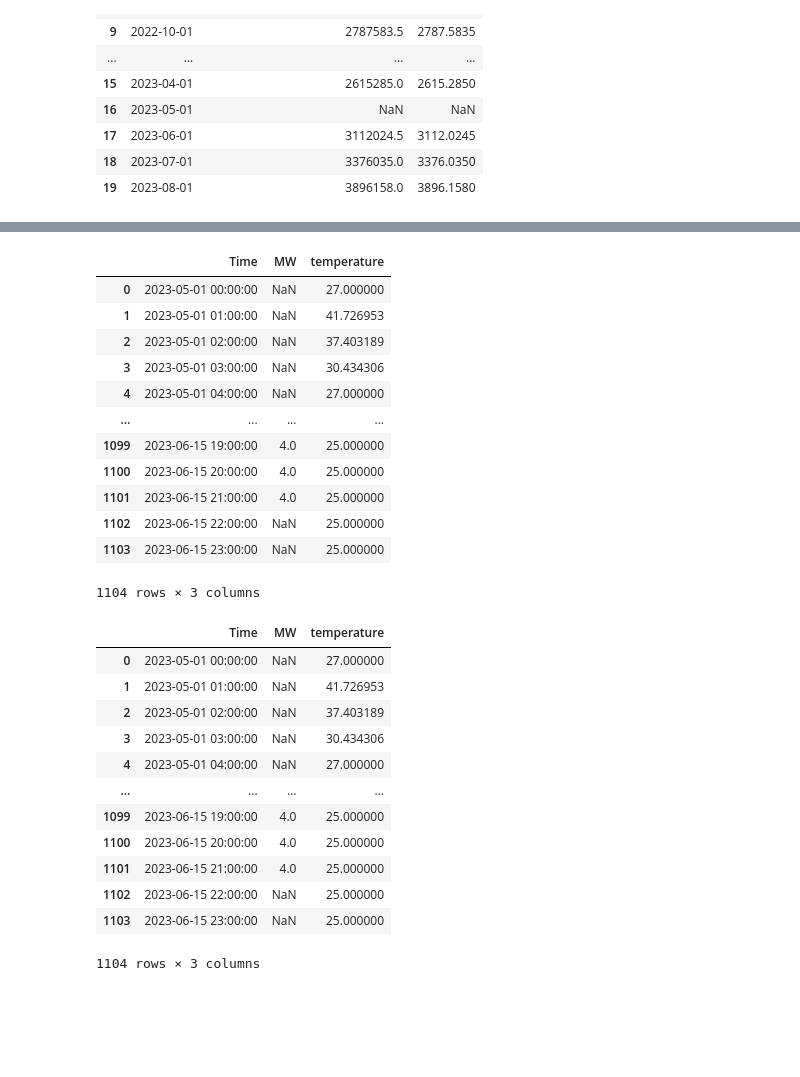
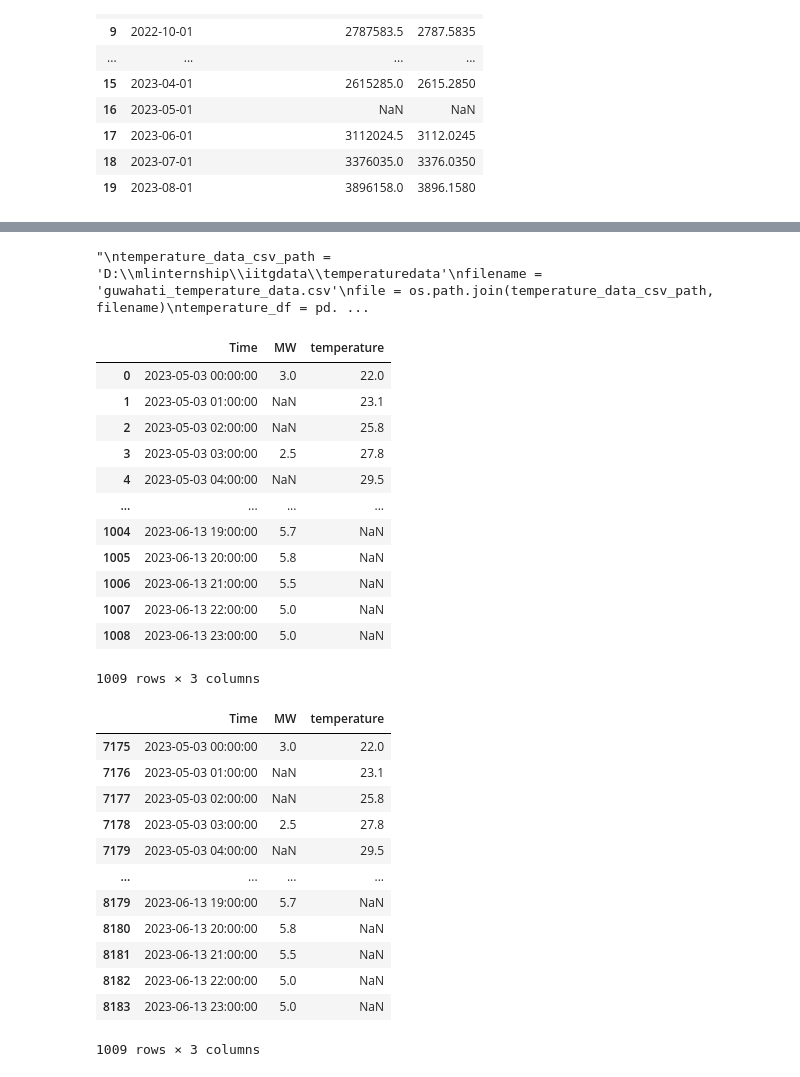
Before and after one commit to jainaryan/power-predict, a Jupyter notebook: optimization-report.ipynb, the cells around one changed output, grey strips where cells are left out. Saved outputs shown, nothing was run; the diff lists cells and outputs as text; code cells hidden in the pictures; blank space fills up the shorter version.

```diff
--- a/optimization-report.ipynb
+++ b/optimization-report.ipynb
@@ -127,58 +146,59 @@ full_power_df = power_df.copy()
 # read the temperature data csv
 '''
 temperature_data_csv_path = 'D:\\mlinternship\\iitgdata\\temperaturedata'
 filename = 'guwahati_temperature_data.csv'
 file = os.path.join(temperature_data_csv_path, filename)
 temperature_df = pd.read_csv(file)
 temperature_df.rename(columns={'valid': 'Time'}, inplace = True)
 temperature_df = temperature_df.rename(columns={'tmpc': 'temperature'})
 temperature_df = temperature_df[['Time', 'temperature']]
 temperature_df['Time'] = pd.to_datetime(temperature_df['Time'])
 temperature_df['Time'] = pd.DatetimeIndex(temperature_df['Time']) + timedelta(hours=5,minutes=30)
 temperature_df['temperature'] = pd.to_numeric(temperature_df['temperature'], errors='coerce')
 temperature_df.set_index('Time', inplace=True)
 temperature_df['temperature'] = temperature_df['temperature'].interpolate(method='polynomial', order = 5)
 temperature_df.reset_index(inplace=True)
 '''
 # joining the two dataframes such that the temperature data is only taken if there exists a reading in the power data dataframe
 df = pd.merge(power_df, temperature_df, on='Time', how='left')
 df['temperature'] = df['temperature'].interpolate(method='polynomial', order = 5)
 df['Time'] = pd.to_datetime(df['Time'])
 
-full_model_start_time = pd.Timestamp('2023-05-01 00:00:00')
-full_model_end_time = pd.Timestamp('2023-06-15 23:00:00')
+full_model_start_time = pd.Timestamp('2023-05-03 00:00:00')
+full_model_end_time = pd.Timestamp('2023-06-13 23:00:00')
 df = df[(df['Time'] >= full_model_start_time) & (df['Time'] <= full_model_end_time)]
 df = df.drop(df[df['MW'] > 20].index)
 df = df.sort_values('Time')
 df.reset_index(drop=True)
 df
 # %% [output]
+"\ntemperature_data_csv_path = 'D:\\mlinternship\\iitgdata\\temperaturedata'\nfilename = 'guwahati_temperature_data.csv'\nfile = os.path.join(temperature_data_csv_path, filename)\ntemperature_df = pd. ...
 |  | Time | MW | temperature |
-| 0 | 2023-05-01 00:00:00 | NaN | 27.000000 |
-| 1 | 2023-05-01 01:00:00 | NaN | 41.726953 |
-| 2 | 2023-05-01 02:00:00 | NaN | 37.403189 |
-| 3 | 2023-05-01 03:00:00 | NaN | 30.434306 |
-| 4 | 2023-05-01 04:00:00 | NaN | 27.000000 |
+| 0 | 2023-05-03 00:00:00 | 3.0 | 22.0 |
+| 1 | 2023-05-03 01:00:00 | NaN | 23.1 |
+| 2 | 2023-05-03 02:00:00 | NaN | 25.8 |
+| 3 | 2023-05-03 03:00:00 | 2.5 | 27.8 |
+| 4 | 2023-05-03 04:00:00 | NaN | 29.5 |
 | ... | ... | ... | ... |
-| 1099 | 2023-06-15 19:00:00 | 4.0 | 25.000000 |
-| 1100 | 2023-06-15 20:00:00 | 4.0 | 25.000000 |
-| 1101 | 2023-06-15 21:00:00 | 4.0 | 25.000000 |
-| 1102 | 2023-06-15 22:00:00 | NaN | 25.000000 |
-| 1103 | 2023-06-15 23:00:00 | NaN | 25.000000 |
+| 1004 | 2023-06-13 19:00:00 | 5.7 | NaN |
+| 1005 | 2023-06-13 20:00:00 | 5.8 | NaN |
+| 1006 | 2023-06-13 21:00:00 | 5.5 | NaN |
+| 1007 | 2023-06-13 22:00:00 | 5.0 | NaN |
+| 1008 | 2023-06-13 23:00:00 | 5.0 | NaN |
-1104 rows × 3 columns
+1009 rows × 3 columns
 |  | Time | MW | temperature |
-| 0 | 2023-05-01 00:00:00 | NaN | 27.000000 |
-| 1 | 2023-05-01 01:00:00 | NaN | 41.726953 |
-| 2 | 2023-05-01 02:00:00 | NaN | 37.403189 |
-| 3 | 2023-05-01 03:00:00 | NaN | 30.434306 |
-| 4 | 2023-05-01 04:00:00 | NaN | 27.000000 |
+| 7175 | 2023-05-03 00:00:00 | 3.0 | 22.0 |
+| 7176 | 2023-05-03 01:00:00 | NaN | 23.1 |
+| 7177 | 2023-05-03 02:00:00 | NaN | 25.8 |
+| 7178 | 2023-05-03 03:00:00 | 2.5 | 27.8 |
+| 7179 | 2023-05-03 04:00:00 | NaN | 29.5 |
 | ... | ... | ... | ... |
-| 1099 | 2023-06-15 19:00:00 | 4.0 | 25.000000 |
-| 1100 | 2023-06-15 20:00:00 | 4.0 | 25.000000 |
-| 1101 | 2023-06-15 21:00:00 | 4.0 | 25.000000 |
-| 1102 | 2023-06-15 22:00:00 | NaN | 25.000000 |
-| 1103 | 2023-06-15 23:00:00 | NaN | 25.000000 |
+| 8179 | 2023-06-13 19:00:00 | 5.7 | NaN |
+| 8180 | 2023-06-13 20:00:00 | 5.8 | NaN |
+| 8181 | 2023-06-13 21:00:00 | 5.5 | NaN |
+| 8182 | 2023-06-13 22:00:00 | 5.0 | NaN |
+| 8183 | 2023-06-13 23:00:00 | 5.0 | NaN |
-1104 rows × 3 columns
+1009 rows × 3 columns
 # %%
 TcoolStPt = 31
 CDH = df['temperature'] - TcoolStPt
```
Also changed, not shown: parts of 8 cells of this notebook, 2 other files.
